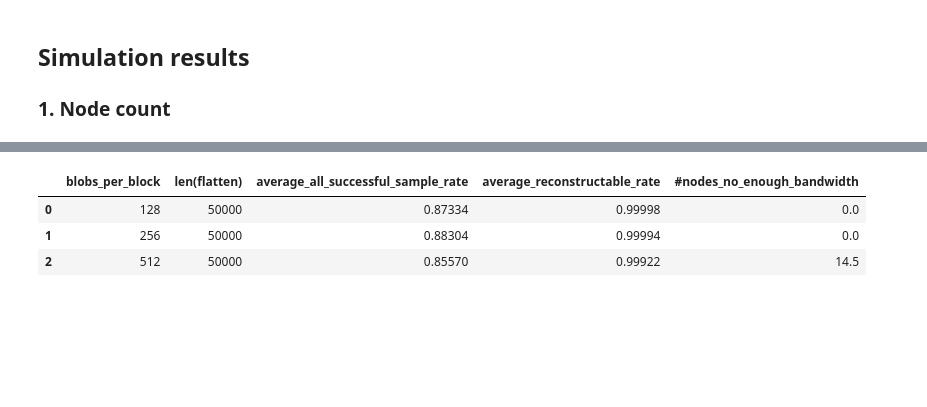
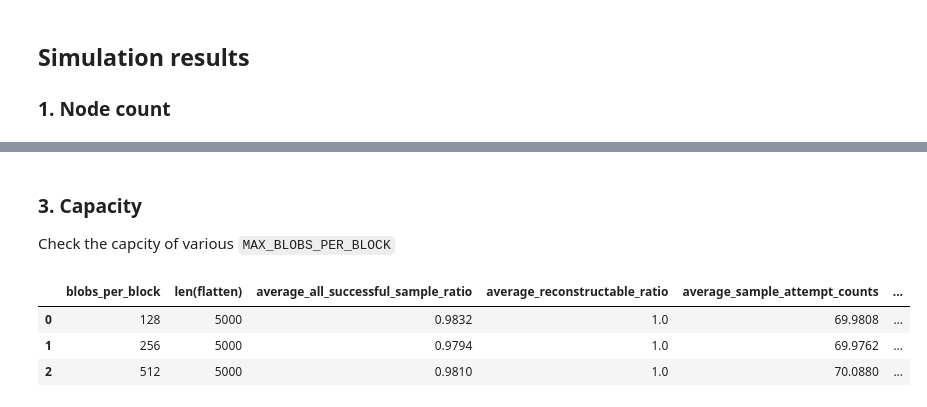
Before and after one commit to hwwhww/peerdas, a Jupyter notebook: sim.ipynb, the cells around one changed output, grey strips where cells are left out. Drawn from its saved outputs; the diff is of its cells as text; code cells hidden in the pictures; blank space fills up the shorter version.

```diff
--- a/sim.ipynb
+++ b/sim.ipynb
@@ -25,7 +25,7 @@ BLOB_SIZE = 4096 * 32  # bytes
 # Simulation
 # The graph only makes sense if there are only few nodes
 DRAW_NETWORK_GRAPH = False
-SIMULATION_RUNS = 10
+SIMULATION_RUNS = 1
 
 
 class Config:
@@ -117,12 +117,14 @@ class LineType(enum.Enum):
 class Node:
     id: int
     peers: set[int] = set()
+    peer_scores: dict[int, float] = {}
     custody_rows: set[int] = []
     custody_cols: set[int] = []
     is_honest: bool = True
     is_supernode: bool = False
     target_peers: int = 0
     capacity: float = 0
+    sample_attempt_counter: int = 0
 
     def __init__(self, config: Config, id: int) -> None:
         self.id = id
@@ -230,9 +232,12 @@ def set_peers(nodes: Sequence[Node]) -> None:
             if need_peer_count > 0:
                 new_peers = rng.sample(list(selectable_peers), k=min(need_peer_count, len(selectable_peers)))
             n.peers = n.peers.union(new_peers)
+            for new_peer_id in new_peers:
+                nodes[n.id].peer_scores[new_peer_id] = 100
             for peer_id in new_peers:
                 # NOTE: DO NOT USE nodes[peer_id].peers.add(n.id)  <-- side effect!
                 nodes[peer_id].peers = nodes[peer_id].peers.union(set([n.id]))
+                nodes[peer_id].peer_scores[n.id] = 100
 
 
 def get_nodes(config: Config, epoch: int, node_count: int, custody_row_log: dict[set[int]], custody_col_log: dict[set[int]]) -> Sequence[Node]:
@@ -541,17 +554,17 @@ import numpy as np
 
 # draw chart of stats_sample_results
 fig, ax = plt.subplots()
-x = np.arange(len(node_counts))
+x = np.arange(len(g_x_values))
 width = 0.2
 
 ax.set_ylabel('Percentage')
 ax.set_title('Sampling results of one slot')
-rects1 = ax.bar(x - width / 2, node_counts_results['average_all_successful_sample_rate'], width, label='The rate of nodes that has no failed sample')
-rects2 = ax.bar(x + width / 2, node_counts_results['average_reconstructable_rate'], width, label='The rate of nodes that can recover the data')
+rects1 = ax.bar(x - width / 2, node_counts_results['average_all_successful_sample_ratio'], width, label='The rate of nodes that has no failed sample')
+rects2 = ax.bar(x + width / 2, node_counts_results['average_reconstructable_ratio'], width, label='The rate of nodes that can recover the data')
 
 ax.set_xticks(x)
 ax.yaxis.set_major_formatter(mtick.PercentFormatter(1.0))
-ax.set_xticklabels(node_counts)
+ax.set_xticklabels(g_x_values)
 ax.legend(bbox_to_anchor=(0, -0.3, 0, 0.5), loc='lower left')
 plt.show()
 # %% [output]
@@ -561 +590,5 @@ plt.show()
+# %% [markdown]
+### 3. Capacity
+
+Check the capcity of various `MAX_BLOBS_PER_BLOCK`
 # %%
@@ -583,28 +621,16 @@ for blobs_per_block in param_blobs_per_block:
 # %%
-capacities_stats_sample_results = []
+stats_results = get_stats(g_sample_results, g_reconstructions, g_sample_attempt_counts, x_axis_name="blobs_per_block")
 
-for blobs_per_block, sample_results in all_sample_results.items():
-    reconstructions = all_reconstructions[blobs_per_block]
-    capacities = all_capacities[blobs_per_block]
-    flatten_success = [x for y in sample_results for x in y]
-    flatten_reconstructions = [x for y in reconstructions for x in y]
+for index, (blobs_per_block, sample_results) in enumerate(g_sample_results.items()):
+    capacities = g_neg_capacities[blobs_per_block]
     flatten_capacities = [x for y in capacities for x in y]
-    average_success_rate = sum(flatten_success) / len(flatten_success)
-    average_reconstructable_rate = sum(flatten_reconstructions) / len(flatten_reconstructions)
     average_capacities = sum(1 for c in flatten_capacities if c > 0) / SIMULATION_RUNS
-    capacities_stats_sample_results.append({
-        "blobs_per_block": blobs_per_block,
-        "len(flatten)": len(flatten_success),
-        "average_all_successful_sample_rate": average_success_rate,
-        "average_reconstructable_rate": average_reconstructable_rate,
-        "#nodes_no_enough_bandwidth": average_capacities,
-    })
+    stats_results[index]["#nodes_no_enough_bandwidth"] = average_capacities
 
-capacities_results = pd.DataFrame(capacities_stats_sample_results)
-
-capacities_results
+blobs_per_block_stats_results = pd.DataFrame(stats_results)
+blobs_per_block_stats_results
 # %% [output]
-|  | blobs_per_block | len(flatten) | average_all_successful_sample_rate | average_reconstructable_rate | #nodes_no_enough_bandwidth |
-| 0 | 128 | 50000 | 0.87334 | 0.99998 | 0.0 |
-| 1 | 256 | 50000 | 0.88304 | 0.99994 | 0.0 |
-| 2 | 512 | 50000 | 0.85570 | 0.99922 | 14.5 |
+|  | blobs_per_block | len(flatten) | average_all_successful_sample_ratio | average_reconstructable_ratio | average_sample_attempt_counts | ... |
+| 0 | 128 | 5000 | 0.9832 | 1.0 | 69.9808 | ... |
+| 1 | 256 | 5000 | 0.9794 | 1.0 | 69.9762 | ... |
+| 2 | 512 | 5000 | 0.9810 | 1.0 | 70.0880 | ... |
```
Also changed, not shown: parts of 16 cells of this notebook.
